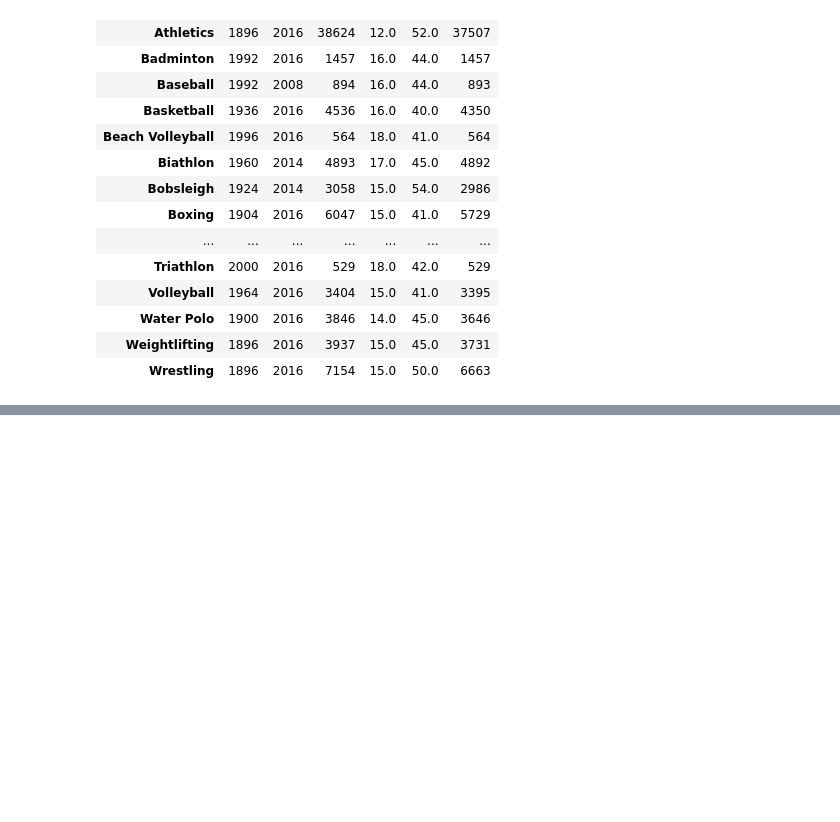
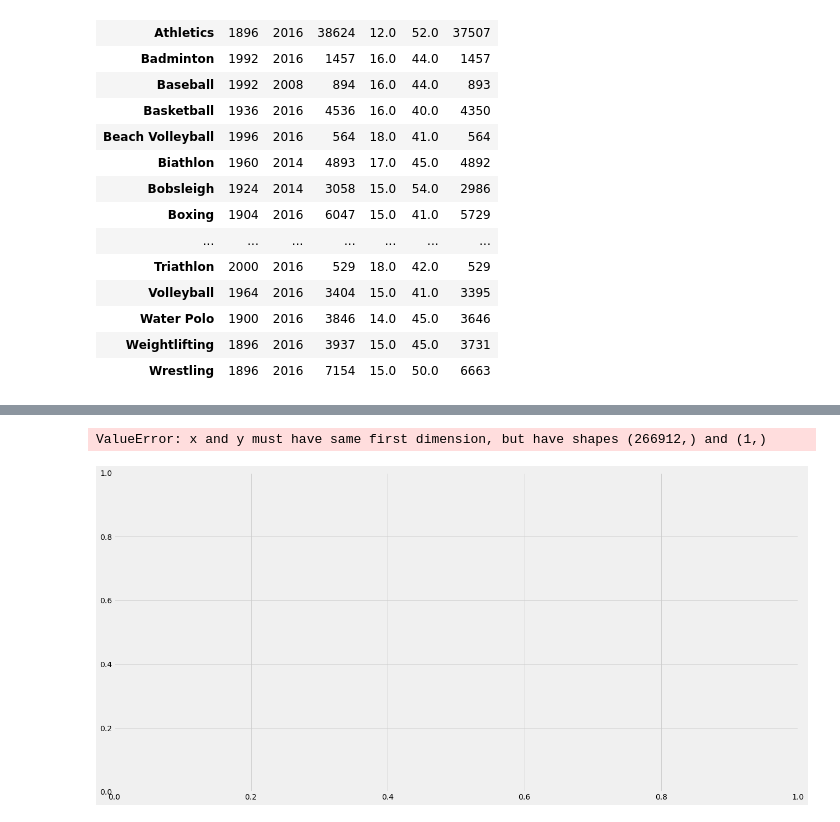
Before and after one commit to FJFard/Analyzing-Olympics-dataset, a Jupyter notebook: Preparing for Proposal.ipynb, the cells around one changed output, grey strips where cells are left out. Saved outputs shown, nothing was run; the diff lists cells and outputs as text; code cells hidden in the pictures; blank space fills up the shorter version.

```diff
--- a/Preparing for Proposal.ipynb
+++ b/Preparing for Proposal.ipynb
@@ -347,0 +364,6 @@ df_atev2000.groupby(['Sport'])['Year', 'Age'].agg(['min', 'max','count'])
+# %%
+plt.figure(figsize=(20,10))
+plt.plot(df_atev2000.Year, stt.mode(df_atev2000.Age))
+# %% [output]
+ValueError: x and y must have same first dimension, but have shapes (266912,) and (1,)
+[figure, added]
```
Also changed, not shown: parts of 7 cells of this notebook.
